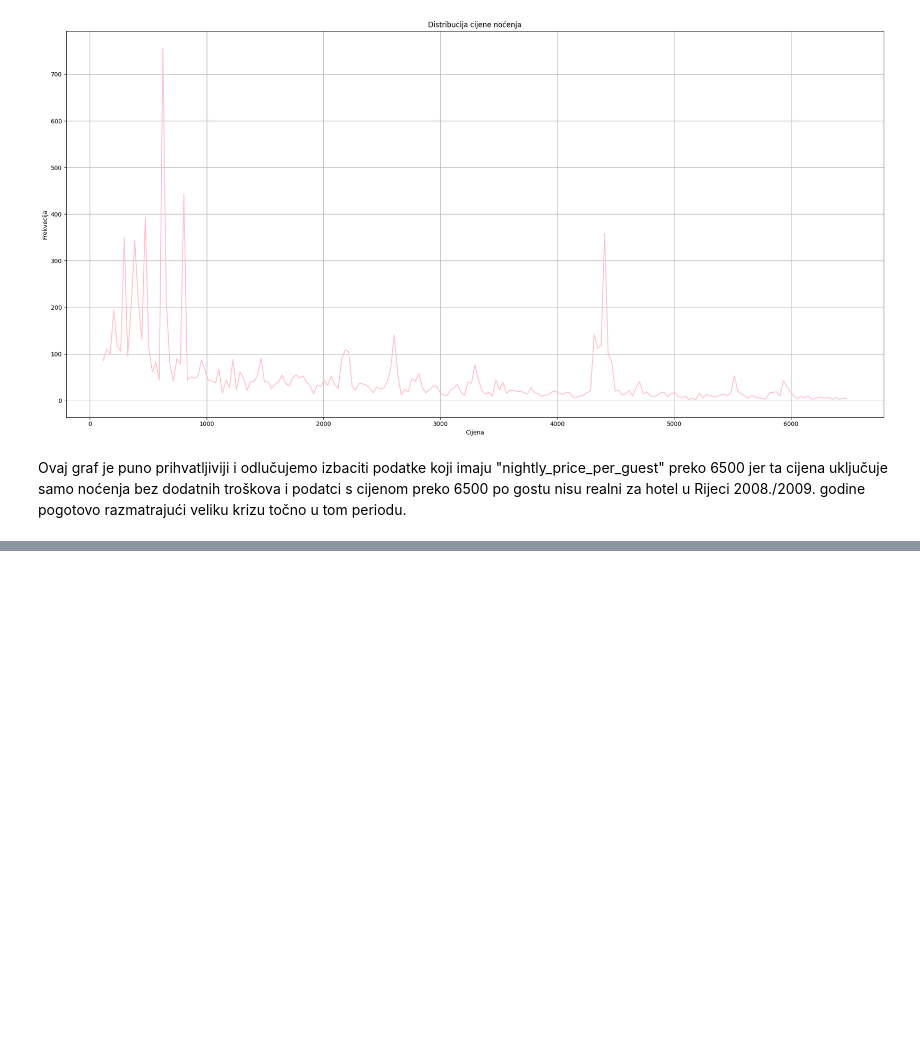
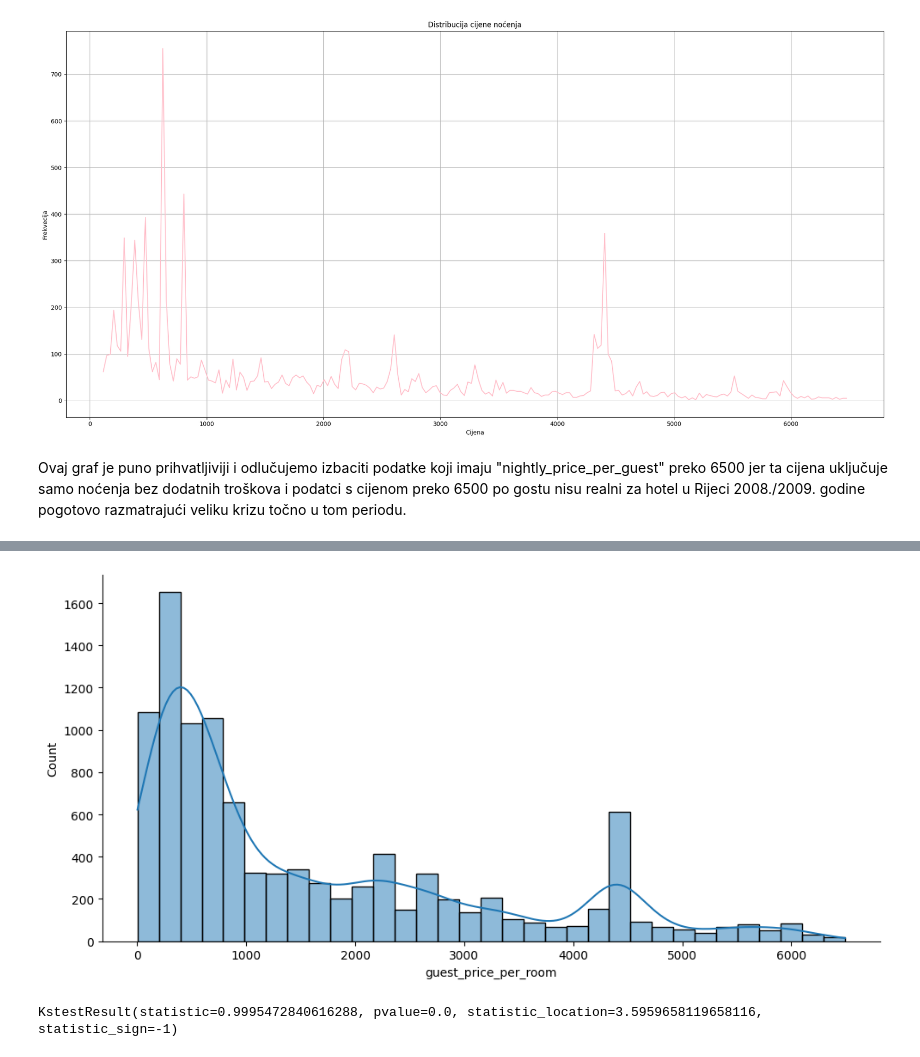
Before and after one commit to Matija-Kukic/lumen, a Jupyter notebook: data_analysis/train_data_analysis.ipynb, the cells around one changed output, grey strips where cells are left out. Cells and saved outputs as stored; diff of their text form; code cells hidden in the pictures; blank space fills up the shorter version.

```diff
--- a/data_analysis/train_data_analysis.ipynb
+++ b/data_analysis/train_data_analysis.ipynb
@@ -406,0 +429,12 @@ plt.show()
+# %%
+init_df["price_per_room"] = init_df["price"] / init_df["room_cnt"]
+prices_df["guest_price_per_room"] = prices_df["nightly_price_per_guest"] / prices_df["room_cnt"]
+# %%
+sns.displot(prices_df["guest_price_per_room"],kde = True,height=5, aspect=2)
+plt.show()
+# %% [output]
+[figure, added]
+# %%
+kstest(prices_df["guest_price_per_room"], 'norm')
+# %% [output]
+KstestResult(statistic=0.9995472840616288, pvalue=0.0, statistic_location=3.5959658119658116, statistic_sign=-1)
```
Also changed, not shown: parts of 19 cells of this notebook, 2 other files.
